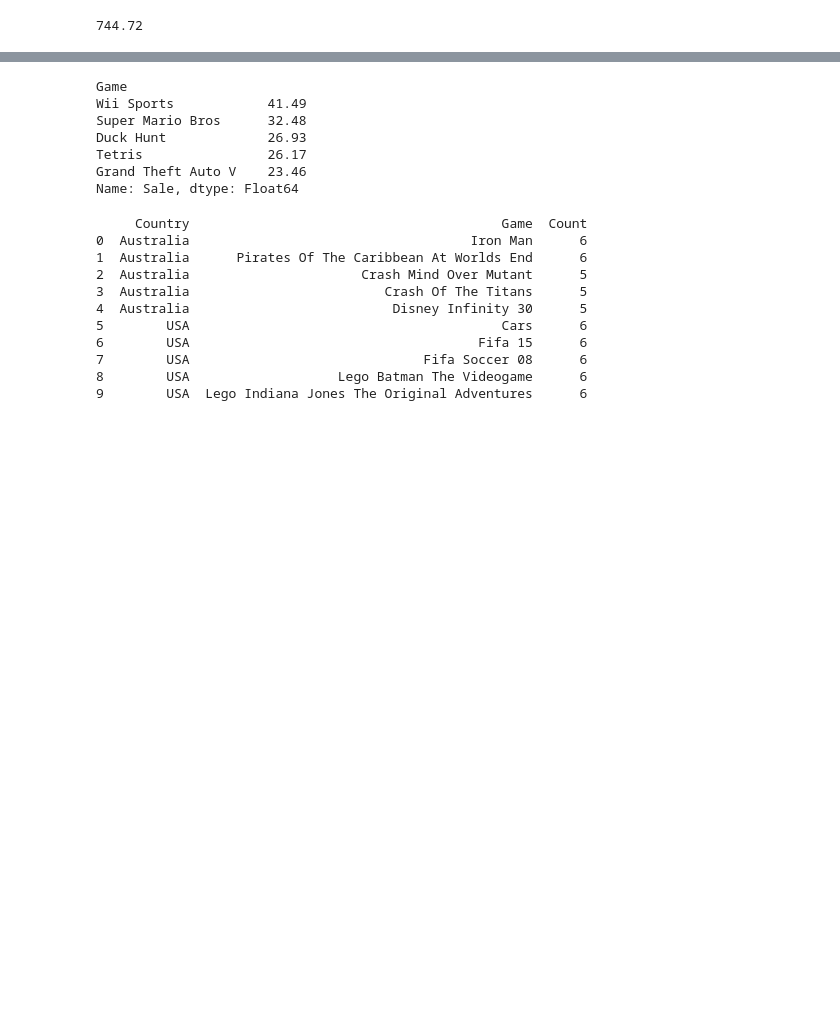
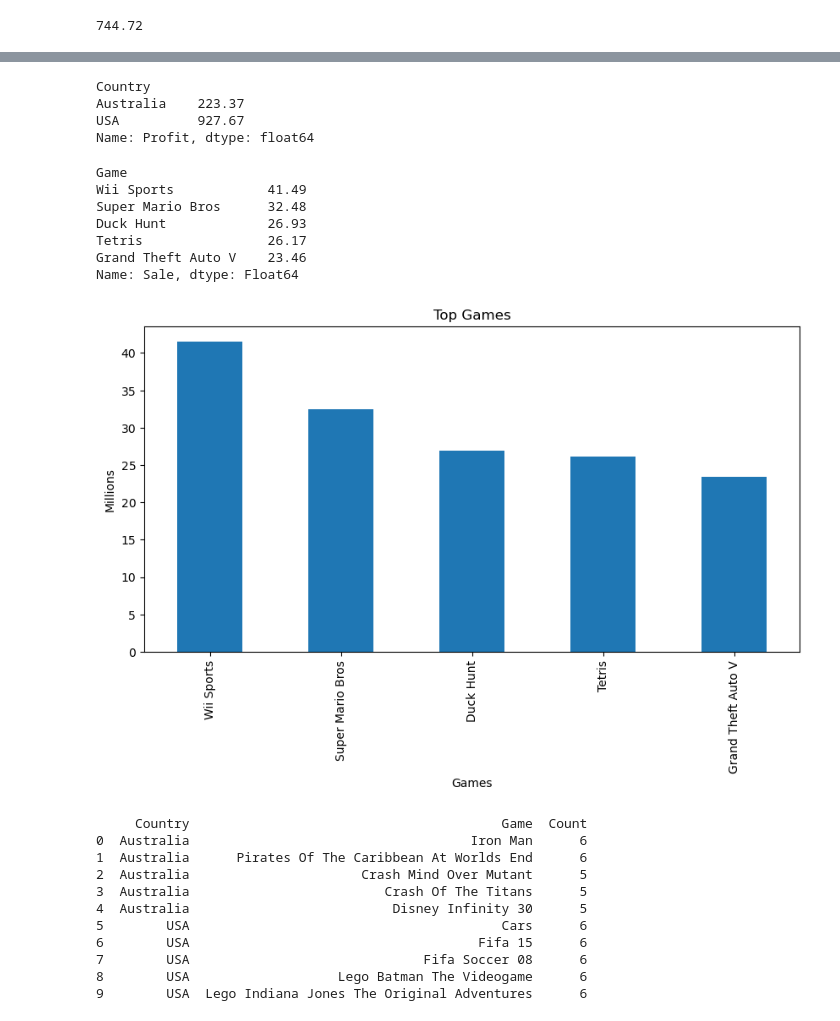
Before and after one commit to younuskurakula/VideoGameSales, a Jupyter notebook: B - Notebooks/A_DataCleaningVGS.ipynb, the cells around one changed output, grey strips where cells are left out. Saved outputs shown, nothing was run; the diff lists cells and outputs as text; code cells hidden in the pictures; blank space fills up the shorter version.

```diff
--- a/B - Notebooks/A_DataCleaningVGS.ipynb
+++ b/B - Notebooks/A_DataCleaningVGS.ipynb
@@ -1749,3 +1777,11 @@ print(Total_USA_Sales)
+# %%
+Country_Wise=df.groupby('Country')['Profit'].sum().round(2)
+print(Country_Wise)
+# %% [output]
+Country
+Australia    223.37
+USA          927.67
+Name: Profit, dtype: float64
 # %%
 # Which games perform best globally - Country wise Top games - Vb
 
@@ -1759,6 +1795,17 @@ Duck Hunt             26.93
 Tetris                26.17
 Grand Theft Auto V    23.46
 Name: Sale, dtype: Float64
+# %%
+plt.figure(figsize=(10,5))
+
+Top_Games.plot(kind='bar')
+
+plt.title('Top Games')
+plt.xlabel('Games')
+plt.ylabel('Millions')
+plt.show()
+# %% [output]
+[figure, added]
 # %%
 Top_Games_Country_Wise=df.groupby('Country', observed=False)['Game'].value_counts().groupby(level=0).head(5).reset_index(name='Count')
 print(Top_Games_Country_Wise)
```
Also changed, not shown: parts of 51 cells of this notebook.
